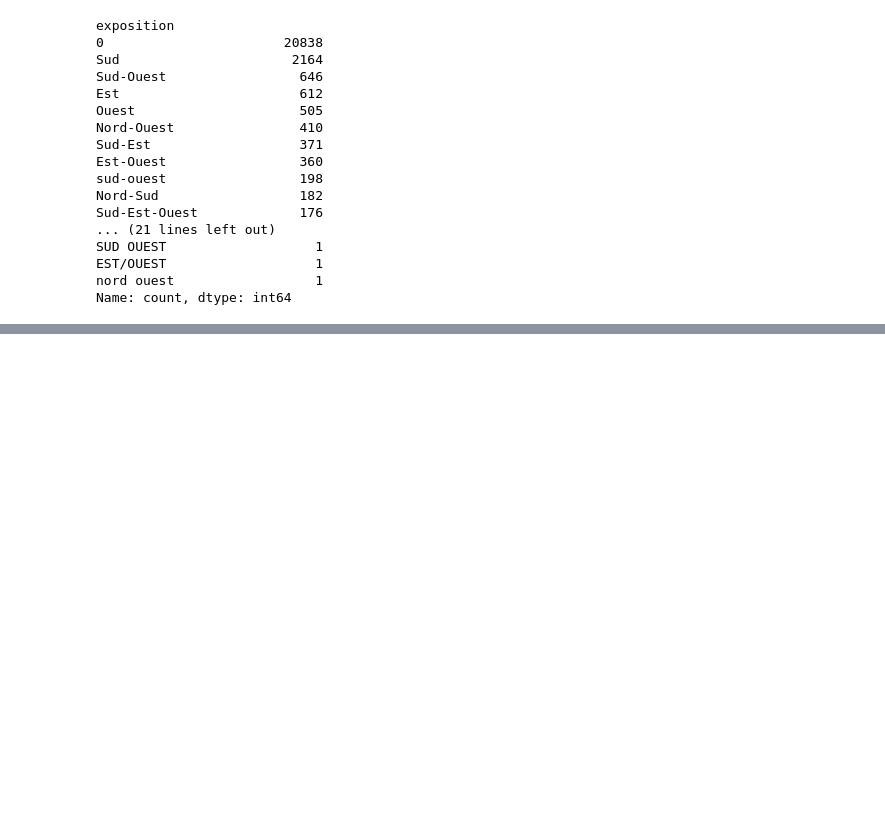
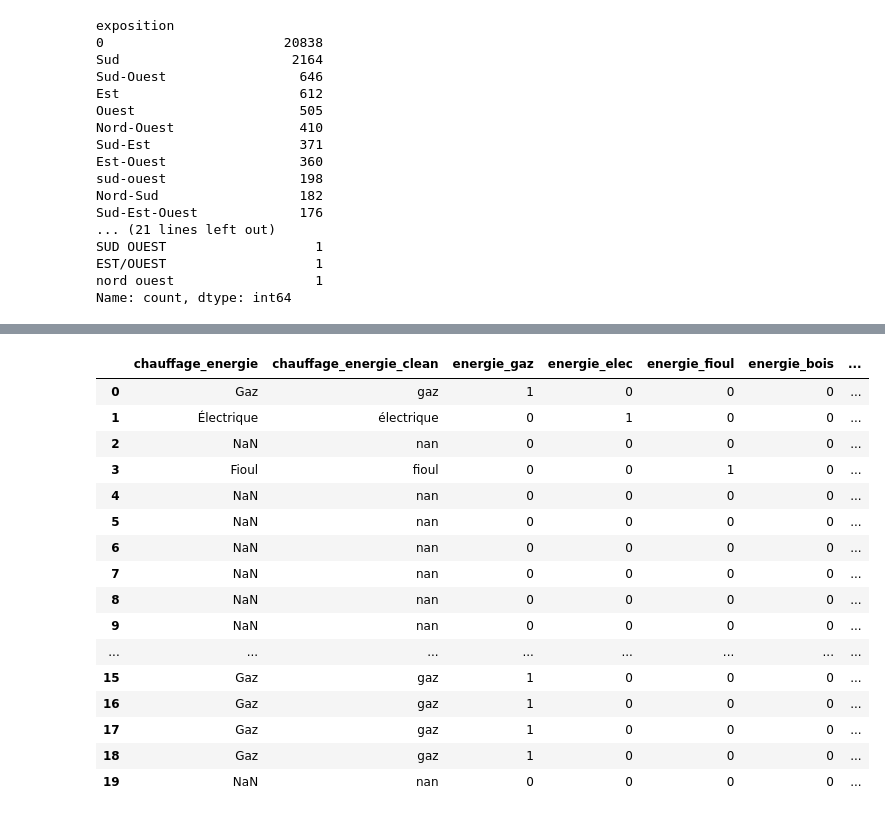
Before and after one commit to Hugues360/Projet_DS2025, a Jupyter notebook: Etape_2_Matthieu.ipynb, the cells around one changed output, grey strips where cells are left out. Saved outputs shown, nothing was run; the diff lists cells and outputs as text; code cells hidden in the pictures; blank space fills up the shorter version.

```diff
--- a/Etape_2_Matthieu.ipynb
+++ b/Etape_2_Matthieu.ipynb
@@ -429,0 +663,43 @@ df_ventes_clean[['exposition', 'expo_nord', 'expo_sud', 'expo_est', 'expo_ouest'
+# %%
+# 1) Normalisation du texte
+df_ventes_clean['chauffage_energie_clean'] = (
+    df_ventes_clean['chauffage_energie']
+    .astype(str)
+    .str.lower()                                  # tout en minuscules
+    .str.replace(r'[,/\\\-]', ' ', regex=True)    # remplace , / \ - par un espace
+    .str.replace(r'\s+', ' ', regex=True)         # compresse les espaces multiples
+    .str.strip()                                  # enlève espaces début/fin
+)
+
+# 2) Création des indicateurs binaires
+df_ventes_clean['energie_gaz']   = df_ventes_clean['chauffage_energie_clean'].str.contains(r'\bgaz\b',        na=False).astype(int)
+df_ventes_clean['energie_elec']  = df_ventes_clean['chauffage_energie_clean'].str.contains(r'\bélectrique\b', na=False).astype(int)
+df_ventes_clean['energie_fioul'] = df_ventes_clean['chauffage_energie_clean'].str.contains(r'\bfioul\b',      na=False).astype(int)
+df_ventes_clean['energie_bois']  = df_ventes_clean['chauffage_energie_clean'].str.contains(r'\bbois\b',       na=False).astype(int)
+df_ventes_clean['energie_inconnue']   = df_ventes_clean['chauffage_energie_clean'].str.contains(r'nan',               na=False).astype(int)
+
+# 3) (optionnel) Vérifier le résultat
+display(
+    df_ventes_clean[
+        ['chauffage_energie', 'chauffage_energie_clean',
+         'energie_gaz', 'energie_elec', 'energie_fioul', 'energie_bois', 'energie_inconnue']
+    ].head(20)
+)
+# %% [output]
+|  | chauffage_energie | chauffage_energie_clean | energie_gaz | energie_elec | energie_fioul | energie_bois | ... |
+| 0 | Gaz | gaz | 1 | 0 | 0 | 0 | ... |
+| 1 | Électrique | électrique | 0 | 1 | 0 | 0 | ... |
+| 2 | NaN | nan | 0 | 0 | 0 | 0 | ... |
+| 3 | Fioul | fioul | 0 | 0 | 1 | 0 | ... |
+| 4 | NaN | nan | 0 | 0 | 0 | 0 | ... |
+| 5 | NaN | nan | 0 | 0 | 0 | 0 | ... |
+| 6 | NaN | nan | 0 | 0 | 0 | 0 | ... |
+| 7 | NaN | nan | 0 | 0 | 0 | 0 | ... |
+| 8 | NaN | nan | 0 | 0 | 0 | 0 | ... |
+| 9 | NaN | nan | 0 | 0 | 0 | 0 | ... |
+| ... | ... | ... | ... | ... | ... | ... | ... |
+| 15 | Gaz | gaz | 1 | 0 | 0 | 0 | ... |
+| 16 | Gaz | gaz | 1 | 0 | 0 | 0 | ... |
+| 17 | Gaz | gaz | 1 | 0 | 0 | 0 | ... |
+| 18 | Gaz | gaz | 1 | 0 | 0 | 0 | ... |
+| 19 | NaN | nan | 0 | 0 | 0 | 0 | ... |
```
Also changed, not shown: parts of 33 cells of this notebook.
